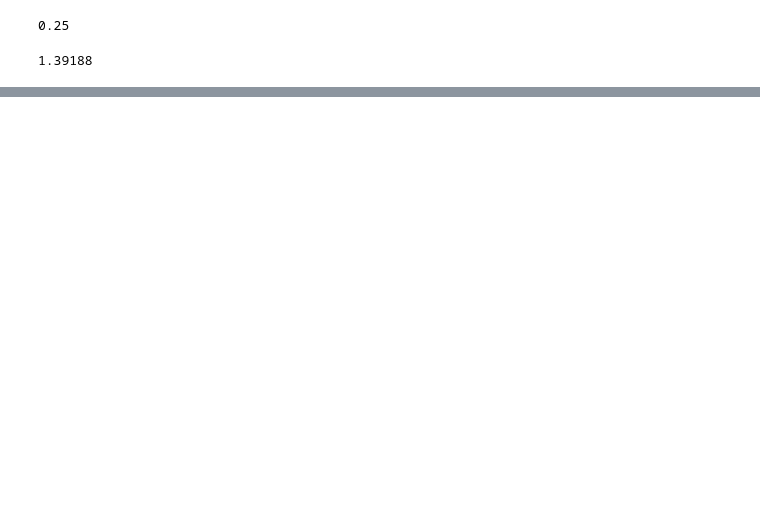
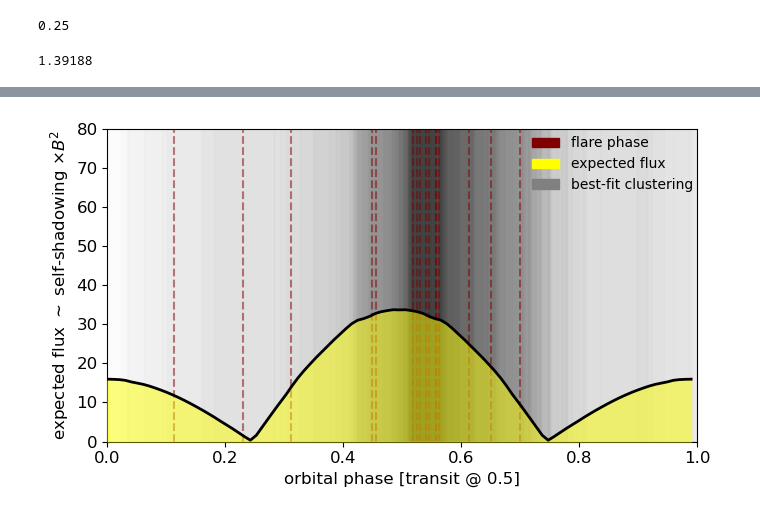
Before and after one commit to ekaterinailin/hip67522-spi, a Jupyter notebook: dipolar_field_duty_cycle.ipynb, the cells around one changed output, grey strips where cells are left out. Drawn from its saved outputs; the diff is of its cells as text; code cells hidden in the pictures; blank space fills up the shorter version.

```diff
--- a/dipolar_field_duty_cycle.ipynb
+++ b/dipolar_field_duty_cycle.ipynb
@@ -1,13 +1,17 @@
 # %%
 import numpy as np
+import pandas as pd
 import matplotlib.pyplot as plt
 
-from astropy.constants import mu0
+# from astropy.constants import mu0
 
 import astropy.units as u
 
 # increase the font size
 plt.rcParams.update({'font.size': 12})
+
+flares = pd.read_csv("../results/flare_phases_and_energies.csv")
+phases = flares.phase.values
 # %%
 B0 = 1000 * u.G
 
@@ -195,0 +153,93 @@ plt.savefig('../plots/paper/toy_model.png', dpi=300)
+# %%
+# make 10 repeats of B and surfacelats[:21]
+plt.figure(figsize=(7,4))
+
+phis = []
+fluxes = []
+
+for a in np.linspace(5, 85, 50):
+    alphamax = a * np.pi/180
+    alphas = (alphamax * np.cos(phi * 2 * np.pi))
+    B = B_0 * (rstar / aplanet)**3 * (1 + 3*np.cos(alphas)**2)
+
+    surfacelats = get_surface_latitudes(aplanet, alphas)
+
+    for offset in np.linspace(0., 0.25, 50):
+
+        B10 = np.concatenate([B]*10)
+        surfacelats10 = np.concatenate([surfacelats[:200]]*10)
+
+        phi10 = np.concatenate([phi + i for i in range(10)]) * psyn / porb + offset
+        surfacelats10 = surfacelats10[phi10 > 1]
+        B10 = B10[phi10 > 1]
+        phi10 = phi10[phi10 > 1] - 1.
+
+
+        phimask = (phi10>0.25) & (phi10<0.75)
+
+        foreshortening = np.abs(np.cos((phi10-0.5) * 2 * np.pi) * np.cos(surfacelats10/180 * np.pi))
+
+        surfacelats10[~phimask] = -surfacelats10[~phimask]
+
+        mask_lower_hem = surfacelats10 > 0
+
+        phis.append(phi10[mask_lower_hem])
+        fluxes.append(foreshortening[mask_lower_hem] * B10[mask_lower_hem]**2 * 4)
+
+        # plt.plot(phi10[mask_lower_hem],foreshortening[mask_lower_hem] * B10[mask_lower_hem]**2 * 4 ,
+        #          zorder=10, linewidth=1)
+
+        # # fill area below the curve
+        # plt.fill_between(phi10[mask_lower_hem], 0, foreshortening[mask_lower_hem] * B10[mask_lower_hem]**2 * 4,
+        #                  color="yellow", alpha=.1, zorder=10)
+
+fluxes = np.concatenate(fluxes)
+phis = np.concatenate(phis)
+
+
+# bin the fluxes in phi
+bins = np.linspace(0, 1, 100)
+binned_fluxes = np.array([fluxes[(phis > bins[i]) & (phis < bins[i+1])].mean() for i in range(len(bins)-1)])
+
+plt.plot(bins[:-1], binned_fluxes, color='k', linewidth=2, zorder=20)
+
+# fill area below the curve
+plt.fill_between(bins[:-1], 0, binned_fluxes, color="yellow", alpha=.5, zorder=10)
+
+plt.ylabel(r'expected flux $\sim$ self-shadowing $\times B^2$', color='k')
+plt.xlabel("orbital phase [transit @ 0.5]")
+plt.ylim(0,80)
+
+
+# load best-fit clustering params
+
+path = "../results/201_modulated_samples.npy"
+samples = np.load(path)
+
+# flatten samples
+samples = samples.reshape(-1, 4)
+print(samples.shape)
+
+for i in range(100):
+    #choose a random sample
+    sample = samples[np.random.randint(0, len(samples))]
+    # get the parameters
+    phi0, dphi = sample[2], sample[3]
+    plt.fill_between([phi0, phi0 + dphi], 0, 120, color='k', alpha=0.01)
+
+for phase in phases:
+    plt.axvline((phase+0.5)%1, color='maroon', linestyle='--', alpha=0.5)
+
+
+# make a legend with red dashed line, yellow shaded area, and black shaded area
+import matplotlib.patches as mpatches
+red_patch = mpatches.Patch(color='maroon', label='flare phase')
+yellow_patch = mpatches.Patch(color='yellow', label='expected flux')
+black_patch = mpatches.Patch(color='grey', label='best-fit clustering')
+plt.legend(handles=[red_patch, yellow_patch, black_patch], loc=(0.71, 0.78), frameon=False, fontsize=10)
+
+plt.xlim(0,1)
+
+plt.tight_layout()
+plt.savefig('../plots/paper/toy_model_obliquity_averaged.png', dpi=300)
+# %% [output]
@@ -195,0 +247 @@ plt.savefig('../plots/paper/toy_model.png', dpi=300)
+[figure, added]
```
Also changed, not shown: parts of 6 cells of this notebook.
